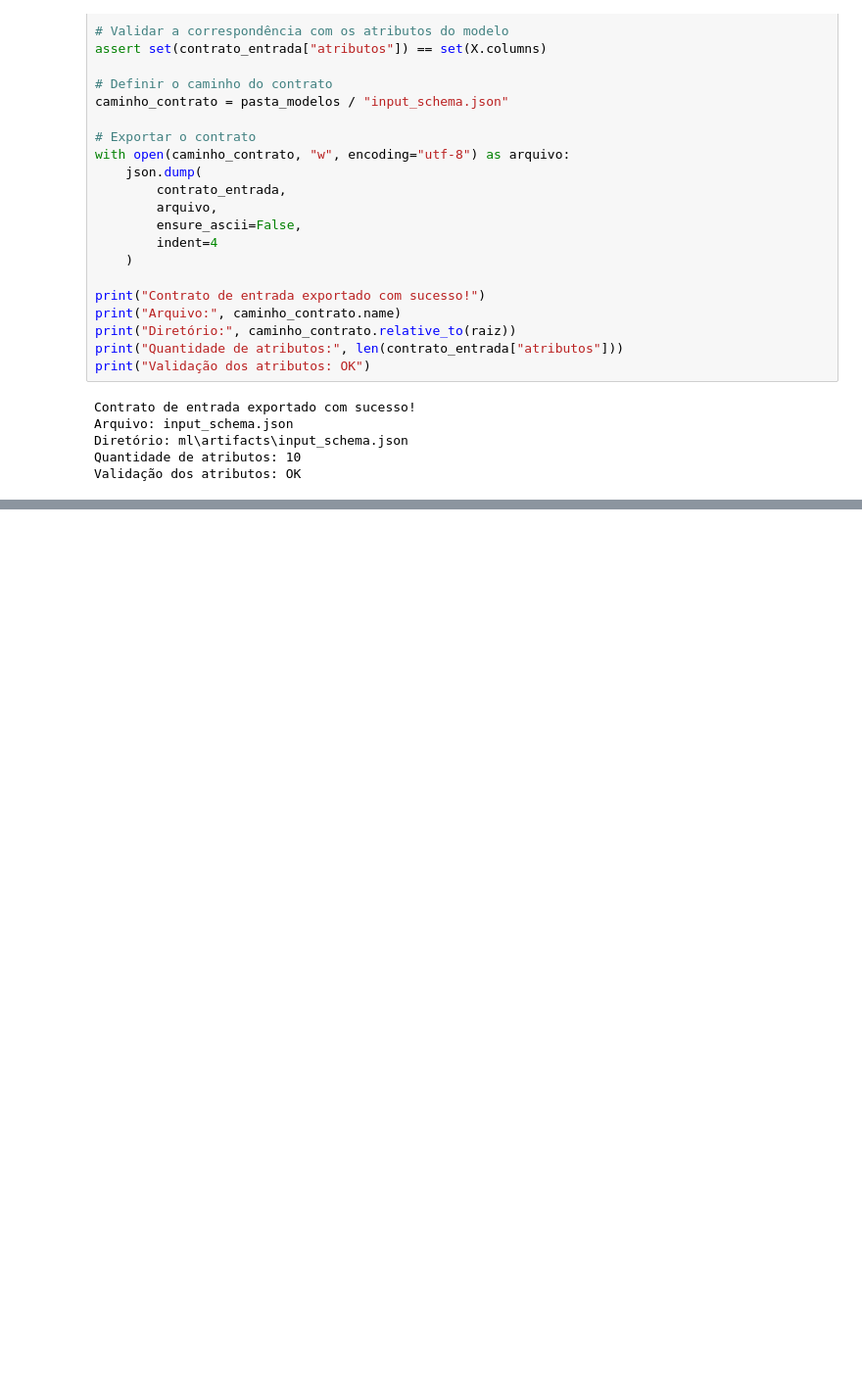
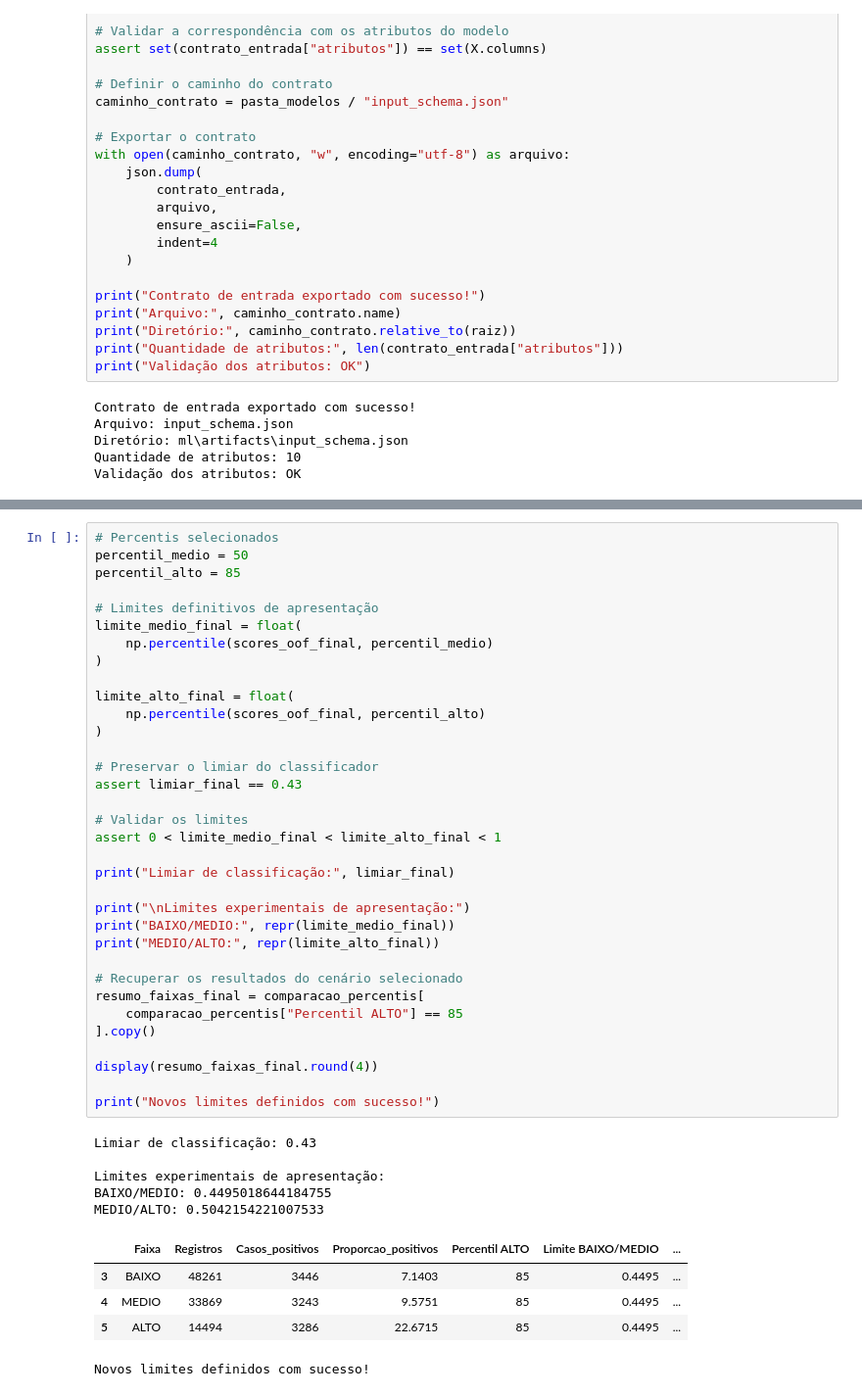
Before and after one commit to Neeveszr/sinasc-risco-peso, a Jupyter notebook: ml/notebooks/03_treinamento_modelos.ipynb, the cells around one changed output, grey strips where cells are left out. Shown at 98% size. Saved outputs shown, nothing was run; the diff lists cells and outputs as text; blank space fills up the shorter version.

```diff
--- a/ml/notebooks/03_treinamento_modelos.ipynb
+++ b/ml/notebooks/03_treinamento_modelos.ipynb
@@ -2366,0 +2502,45 @@ Validação dos atributos: OK
+# %%
+# Percentis selecionados
+percentil_medio = 50
+percentil_alto = 85
+
+# Limites definitivos de apresentação
+limite_medio_final = float(
+    np.percentile(scores_oof_final, percentil_medio)
+)
+
+limite_alto_final = float(
+    np.percentile(scores_oof_final, percentil_alto)
+)
+
+# Preservar o limiar do classificador
+assert limiar_final == 0.43
+
+# Validar os limites
+assert 0 < limite_medio_final < limite_alto_final < 1
+
+print("Limiar de classificação:", limiar_final)
+
+print("\nLimites experimentais de apresentação:")
+print("BAIXO/MEDIO:", repr(limite_medio_final))
+print("MEDIO/ALTO:", repr(limite_alto_final))
+
+# Recuperar os resultados do cenário selecionado
+resumo_faixas_final = comparacao_percentis[
+    comparacao_percentis["Percentil ALTO"] == 85
+].copy()
+
+display(resumo_faixas_final.round(4))
+
+print("Novos limites definidos com sucesso!")
+# %% [output]
+Limiar de classificação: 0.43
+
+Limites experimentais de apresentação:
+BAIXO/MEDIO: 0.4495018644184755
+MEDIO/ALTO: 0.5042154221007533
+|  | Faixa | Registros | Casos_positivos | Proporcao_positivos | Percentil ALTO | Limite BAIXO/MEDIO | ... |
+| 3 | BAIXO | 48261 | 3446 | 7.1403 | 85 | 0.4495 | ... |
+| 4 | MEDIO | 33869 | 3243 | 9.5751 | 85 | 0.4495 | ... |
+| 5 | ALTO | 14494 | 3286 | 22.6715 | 85 | 0.4495 | ... |
+Novos limites definidos com sucesso!
```
Also changed, not shown: parts of 15 cells of this notebook, 2 other files.
